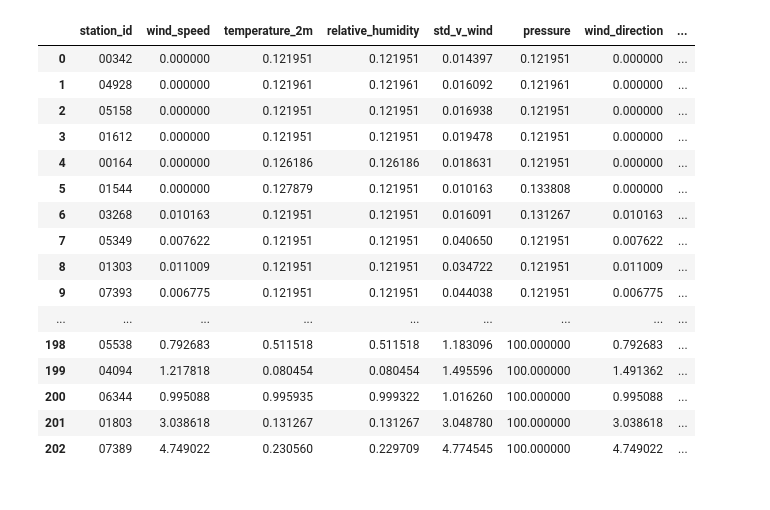
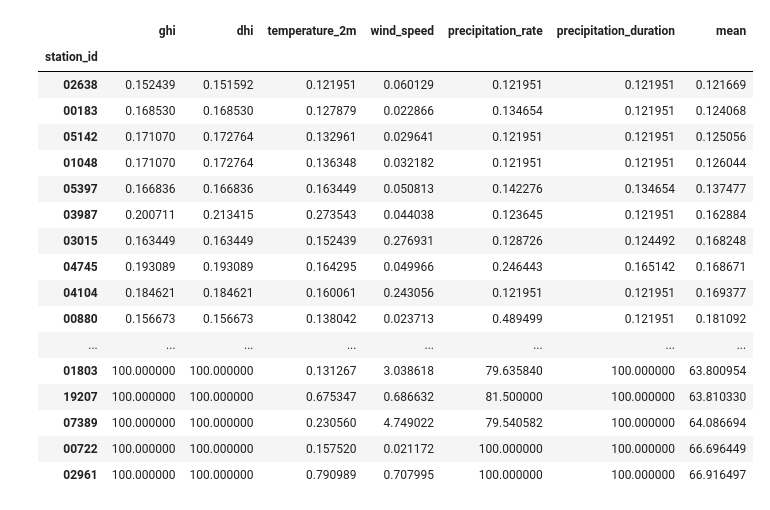
Before and after one commit to vikwal/synthetic_re_data_generation, a Jupyter notebook: evaluation/analyze_nan_rows.ipynb, the cells around one changed output. Cells and saved outputs as stored; diff of their text form; code cells hidden in the pictures.

```diff
--- a/evaluation/analyze_nan_rows.ipynb
+++ b/evaluation/analyze_nan_rows.ipynb
@@ -134,3 +134,6 @@ plt.show()
 # %%
 wind_missing = sort_by_missing(frames=frames, features=wind_features)
 wind_missing.to_csv(wind_missing_file, sep=',')
+
+pv_missing = sort_by_missing(frames=frames, features=pv_features)
+pv_missing.to_csv(pv_missing_file, sep=',')
@@ -136,0 +142,2 @@ wind_missing.to_csv(wind_missing_file, sep=',')
+# %%
+pd.set_option('display.max_rows', None)
@@ -137,22 +167,21 @@ wind_missing.to_csv(wind_missing_file, sep=',')
 # %%
-pd.options.display.max_rows = 220
-
-wind_missing
+pv_missing
 # %% [output]
-|  | station_id | wind_speed | temperature_2m | relative_humidity | std_v_wind | pressure | wind_direction | ... |
-| 0 | 00342 | 0.000000 | 0.121951 | 0.121951 | 0.014397 | 0.121951 | 0.000000 | ... |
-| 1 | 04928 | 0.000000 | 0.121961 | 0.121961 | 0.016092 | 0.121961 | 0.000000 | ... |
-| 2 | 05158 | 0.000000 | 0.121951 | 0.121951 | 0.016938 | 0.121951 | 0.000000 | ... |
-| 3 | 01612 | 0.000000 | 0.121951 | 0.121951 | 0.019478 | 0.121951 | 0.000000 | ... |
-| 4 | 00164 | 0.000000 | 0.126186 | 0.126186 | 0.018631 | 0.121951 | 0.000000 | ... |
-| 5 | 01544 | 0.000000 | 0.127879 | 0.121951 | 0.010163 | 0.133808 | 0.000000 | ... |
-| 6 | 03268 | 0.010163 | 0.121951 | 0.121951 | 0.016091 | 0.131267 | 0.010163 | ... |
-| 7 | 05349 | 0.007622 | 0.121951 | 0.121951 | 0.040650 | 0.121951 | 0.007622 | ... |
-| 8 | 01303 | 0.011009 | 0.121951 | 0.121951 | 0.034722 | 0.121951 | 0.011009 | ... |
-| 9 | 07393 | 0.006775 | 0.121951 | 0.121951 | 0.044038 | 0.121951 | 0.006775 | ... |
-| ... | ... | ... | ... | ... | ... | ... | ... | ... |
-| 198 | 05538 | 0.792683 | 0.511518 | 0.511518 | 1.183096 | 100.000000 | 0.792683 | ... |
-| 199 | 04094 | 1.217818 | 0.080454 | 0.080454 | 1.495596 | 100.000000 | 1.491362 | ... |
-| 200 | 06344 | 0.995088 | 0.995935 | 0.999322 | 1.016260 | 100.000000 | 0.995088 | ... |
-| 201 | 01803 | 3.038618 | 0.131267 | 0.131267 | 3.048780 | 100.000000 | 3.038618 | ... |
-| 202 | 07389 | 4.749022 | 0.230560 | 0.229709 | 4.774545 | 100.000000 | 4.749022 | ... |
+|  | ghi | dhi | temperature_2m | wind_speed | precipitation_rate | precipitation_duration | mean |
+| station_id |  |  |  |  |  |  |  |
+| 02638 | 0.152439 | 0.151592 | 0.121951 | 0.060129 | 0.121951 | 0.121951 | 0.121669 |
+| 00183 | 0.168530 | 0.168530 | 0.127879 | 0.022866 | 0.134654 | 0.121951 | 0.124068 |
+| 05142 | 0.171070 | 0.172764 | 0.132961 | 0.029641 | 0.121951 | 0.121951 | 0.125056 |
+| 01048 | 0.171070 | 0.172764 | 0.136348 | 0.032182 | 0.121951 | 0.121951 | 0.126044 |
+| 05397 | 0.166836 | 0.166836 | 0.163449 | 0.050813 | 0.142276 | 0.134654 | 0.137477 |
+| 03987 | 0.200711 | 0.213415 | 0.273543 | 0.044038 | 0.123645 | 0.121951 | 0.162884 |
+| 03015 | 0.163449 | 0.163449 | 0.152439 | 0.276931 | 0.128726 | 0.124492 | 0.168248 |
+| 04745 | 0.193089 | 0.193089 | 0.164295 | 0.049966 | 0.246443 | 0.165142 | 0.168671 |
+| 04104 | 0.184621 | 0.184621 | 0.160061 | 0.243056 | 0.121951 | 0.121951 | 0.169377 |
+| 00880 | 0.156673 | 0.156673 | 0.138042 | 0.023713 | 0.489499 | 0.121951 | 0.181092 |
+| ... | ... | ... | ... | ... | ... | ... | ... |
+| 01803 | 100.000000 | 100.000000 | 0.131267 | 3.038618 | 79.635840 | 100.000000 | 63.800954 |
+| 19207 | 100.000000 | 100.000000 | 0.675347 | 0.686632 | 81.500000 | 100.000000 | 63.810330 |
+| 07389 | 100.000000 | 100.000000 | 0.230560 | 4.749022 | 79.540582 | 100.000000 | 64.086694 |
+| 00722 | 100.000000 | 100.000000 | 0.157520 | 0.021172 | 100.000000 | 100.000000 | 66.696449 |
+| 02961 | 100.000000 | 100.000000 | 0.790989 | 0.707995 | 100.000000 | 100.000000 | 66.916497 |
```
Also changed, not shown: parts of 4 cells of this notebook, 7 other files.
